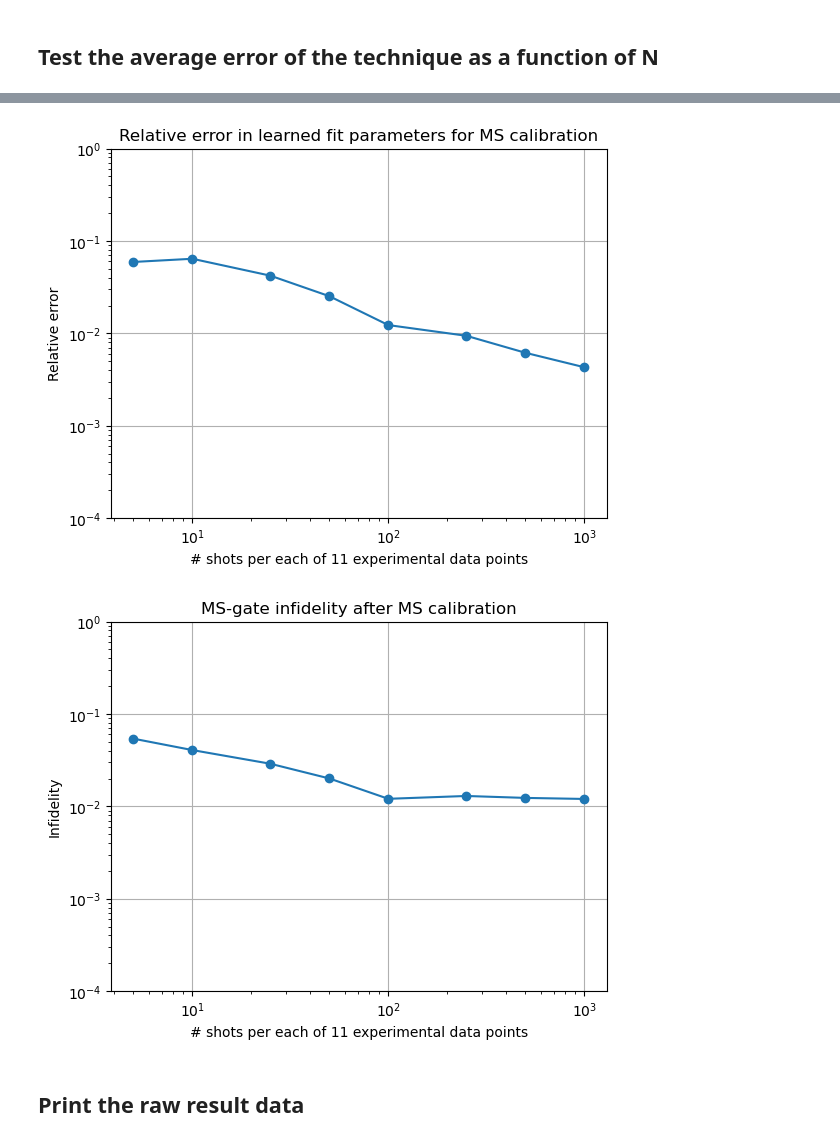
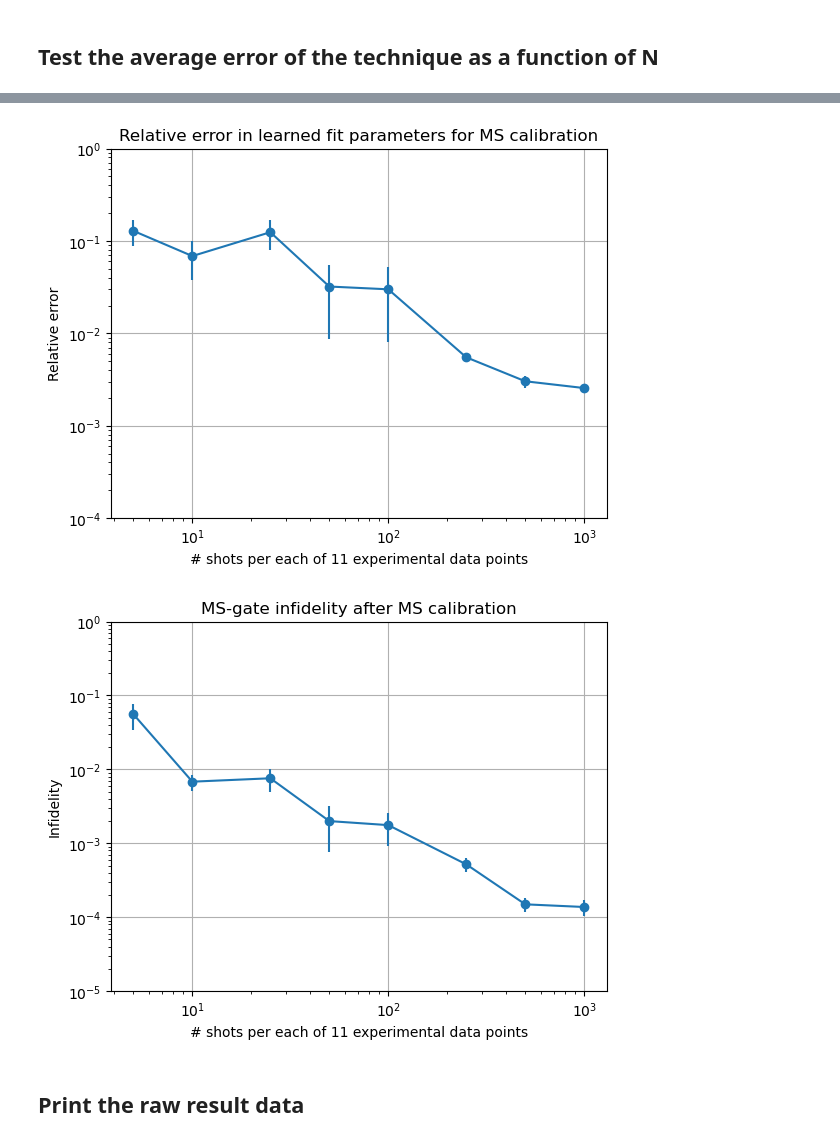
Before and after one commit to HaeffnerLab/hamiltonian-learning, a Jupyter notebook: MS_Calibration_Prototype.ipynb, the cells around one changed output, grey strips where cells are left out. Drawn from its saved outputs; the diff is of its cells as text; code cells hidden in the pictures.

Commit message:
Update MS calibration demo

```diff
--- a/MS_Calibration_Prototype.ipynb
+++ b/MS_Calibration_Prototype.ipynb
@@ -74,18 +68,26 @@ n_repetitions = 20
 n_shots_list = [5, 10, 25, 50, 100, 250, 500, 1000]
 
 tspan_ideal = 0:0.1:200
-tspan_experiment = 0:10:100
+tspan_experiment = 0:20:200
 
 relative_error_results = Dict()
 fidelities = Dict()
 for n_shots in n_shots_list
+    print("Running for n_shots=$(n_shots)")
     relative_error_results[n_shots] = []
     fidelities[n_shots] = []
     for i = 1:n_repetitions
-        actual_detuning = 10e3
-        actual_pi_time = 5e-6
-        initial_guess = [actual_detuning*0.8, actual_pi_time*0.8]
-        res = ms_calibration(actual_detuning, actual_pi_time, initial_guess, n_shots, tspan_ideal, tspan_experiment)
+        print(".")
+        actual_detuning_khz = 10
+        actual_pi_time_μs = 5
+        initial_guess = [actual_detuning_khz*0.8, actual_pi_time_μs*0.8]
+        res = ms_calibration(
+            actual_detuning_khz,
+            actual_pi_time_μs,
+            initial_guess,
+            n_shots,
+            tspan_ideal,
+            tspan_experiment)
 
         ideal = res["ideal_curve"]
         ideal_fit_params = res["ideal_fit_params"]
@@ -99,10 +101,11 @@ for n_shots in n_shots_list
         push!(relative_error_results[n_shots], relative_error)
 
         # calculate the resulting error in MS-gate fidelity
-        learned_detuning = learned_fit_params[1]
-        learned_pi_time = learned_fit_params[2]
-        fidelity = ms_fidelity(actual_detuning, actual_pi_time, learned_detuning, learned_pi_time)
+        learned_detuning_khz = learned_fit_params[1]
+        learned_pi_time_μs = learned_fit_params[2]
+        fidelity = ms_fidelity(actual_detuning_khz, actual_pi_time_μs, learned_detuning_khz, learned_pi_time_μs)
         push!(fidelities[n_shots], fidelity)
     end
+    println(" complete!")
 end
 # %% [output]
@@ -129,12 +122,14 @@ import PyPlot
 const plt = PyPlot;
 
 relative_error_means = []
+relative_error_stderrs = []
 for n_shots in n_shots_list
     push!(relative_error_means, mean(relative_error_results[n_shots]))
+    push!(relative_error_stderrs, Statistics.std(relative_error_results[n_shots]) / sqrt(length(relative_error_results[n_shots])))
 end
 
 plt.figure()
-plt.plot(n_shots_list, relative_error_means, "-", marker="o")
+plt.errorbar(x=n_shots_list, y=relative_error_means, yerr=relative_error_stderrs, linestyle="-", marker="o")
 
 plt.title("Relative error in learned fit parameters for MS calibration")
 plt.ylim(1e-4, 1)
@@ -144,28 +139,31 @@ plt.xlabel("# shots per each of $(length(tspan_experiment)) experimental data po
 plt.ylabel("Relative error")
 plt.grid();
 # %% [output]
-[figure, old version]
+[figure, new version]
 # %%
 import PyPlot
 const plt = PyPlot;
+using Statistics
 
 fidelity_means = []
+fidelity_stderrs = []
 for n_shots in n_shots_list
     push!(fidelity_means, mean(fidelities[n_shots]))
+    push!(fidelity_stderrs, Statistics.std(fidelities[n_shots]) / sqrt(length(fidelities[n_shots])))
 end
 
 plt.figure()
-plt.plot(n_shots_list, 1 .- fidelity_means, "-", marker="o")
+plt.errorbar(x=n_shots_list, y=1 .- fidelity_means, yerr=fidelity_stderrs, linestyle="-", marker="o")
 
 plt.title("MS-gate infidelity after MS calibration")
-plt.ylim(1e-4, 1)
+plt.ylim(1e-5, 1)
 plt.xscale("log")
 plt.yscale("log")
 plt.xlabel("# shots per each of $(length(tspan_experiment)) experimental data points")
 plt.ylabel("Infidelity")
 plt.grid();
 # %% [output]
-[figure, old version]
+[figure, new version]
 # %% [markdown]
 ## Print the raw result data
 # %%
```
Also changed, not shown: parts of 6 cells of this notebook, 2 other files.
